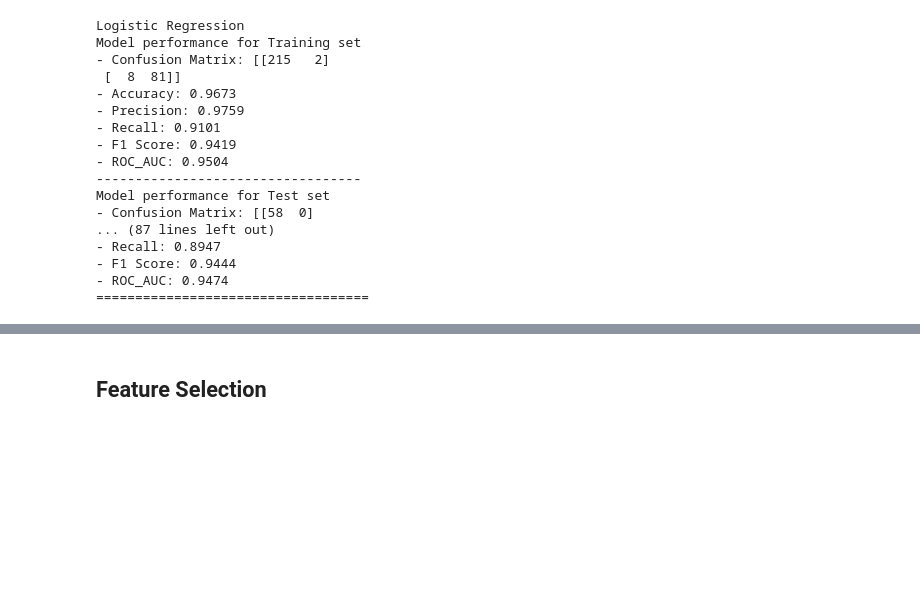
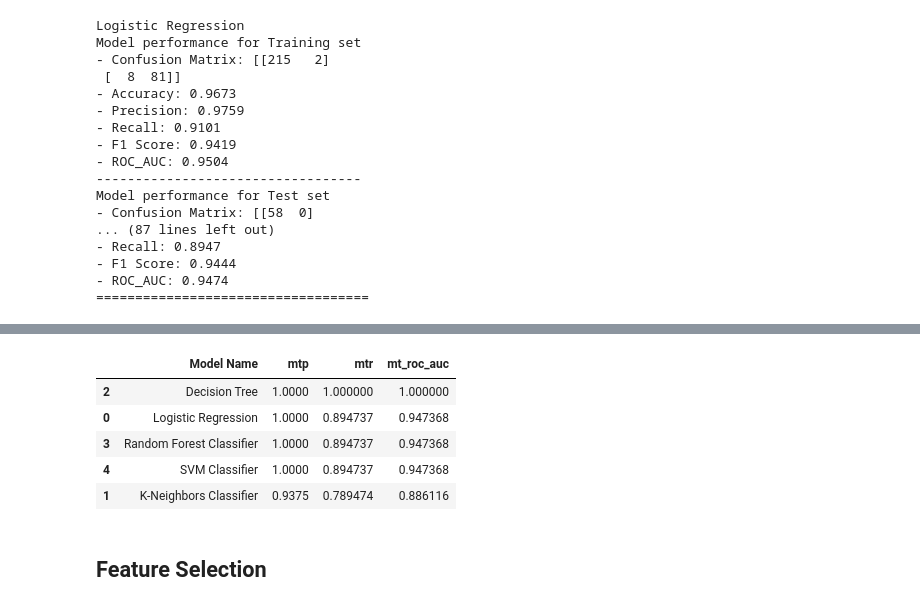
Before and after one commit to ShaniceWilliams/thyroid-study, a Jupyter notebook: notebooks/2.model_building.ipynb, the cells around one changed output, grey strips where cells are left out. Drawn from its saved outputs; the diff is of its cells as text; code cells hidden in the pictures; blank space fills up the shorter version.

```diff
--- a/notebooks/2.model_building.ipynb
+++ b/notebooks/2.model_building.ipynb
@@ -228,3 +246,12 @@ pd.DataFrame(list(zip(model_list, metrics_list)), columns=['Model Name', 'mtp, m
+# %%
+final_table
+# %% [output]
+|  | Model Name | mtp | mtr | mt_roc_auc |
+| 2 | Decision Tree | 1.0000 | 1.000000 | 1.000000 |
+| 0 | Logistic Regression | 1.0000 | 0.894737 | 0.947368 |
+| 3 | Random Forest Classifier | 1.0000 | 0.894737 | 0.947368 |
+| 4 | SVM Classifier | 1.0000 | 0.894737 | 0.947368 |
+| 1 | K-Neighbors Classifier | 0.9375 | 0.789474 | 0.886116 |
 # %% [markdown]
 ## Feature Selection
 # %% [markdown]
```
Also changed, not shown: parts of 6 cells of this notebook.
